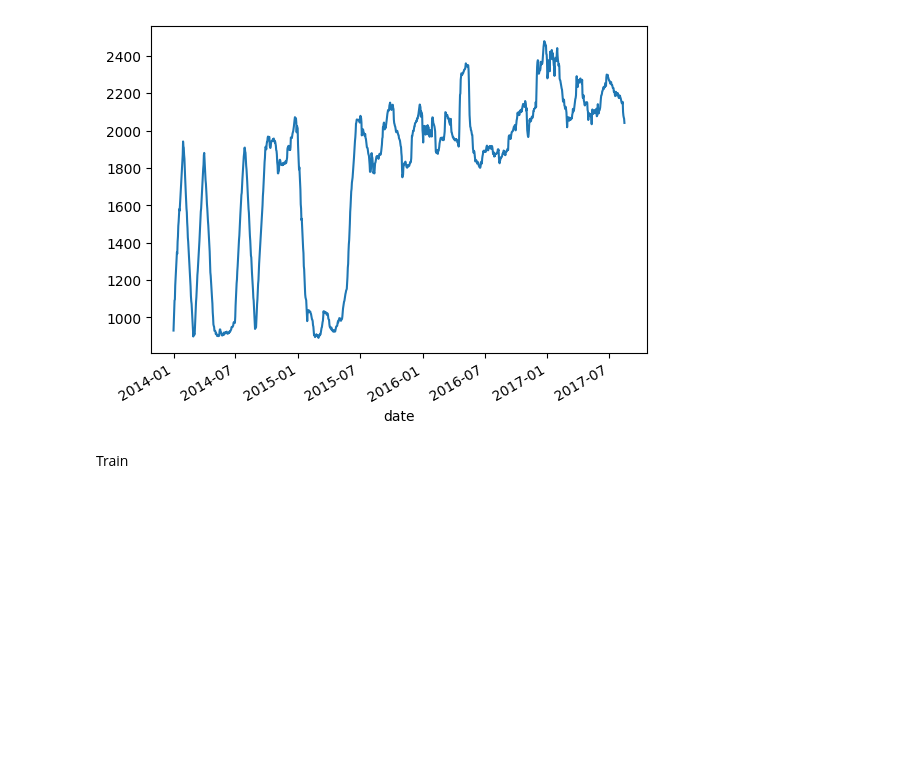
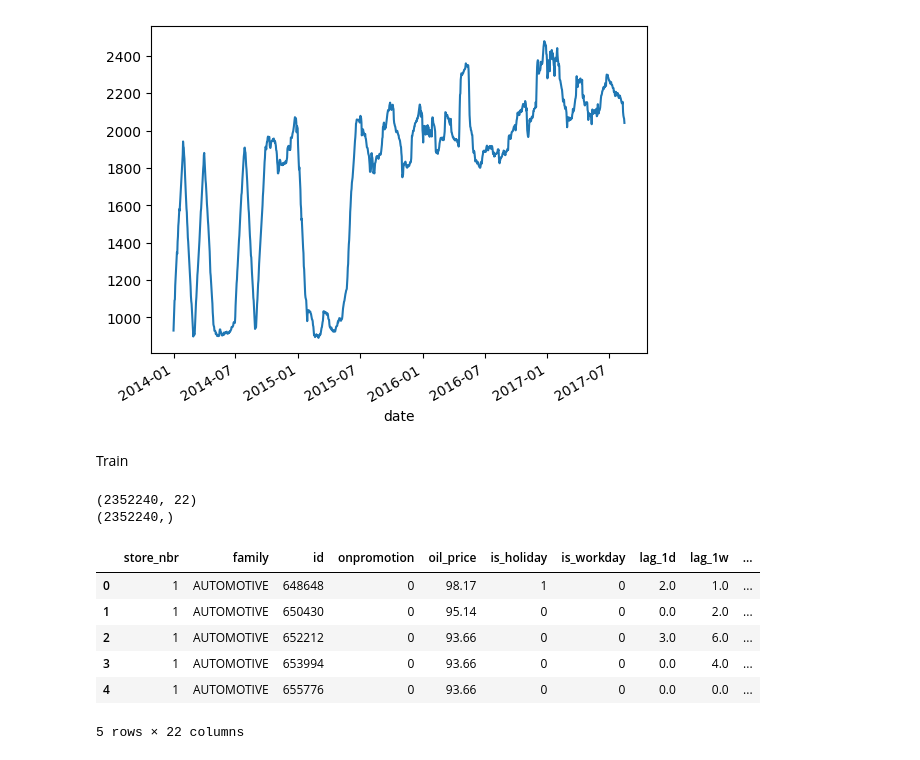
Before and after one commit to cesar-penuela/store-sales-time-series-forecasting, a Jupyter notebook: notebooks/eda.ipynb, the cells around one changed output. Cells and saved outputs as stored; diff of their text form; code cells hidden in the pictures; blank space fills up the shorter version.

```diff
--- a/notebooks/eda.ipynb
+++ b/notebooks/eda.ipynb
@@ -361,3 +361,20 @@ df = train_features.reset_index()
 
 X = prepare_features(df)
 y = prepare_target(df)
+# %%
+X = X.drop(columns=['date'])
+# %%
+print(X.shape)
+print(y.shape)
+
+X.head()
+# %% [output]
+(2352240, 22)
+(2352240,)
+|  | store_nbr | family | id | onpromotion | oil_price | is_holiday | is_workday | lag_1d | lag_1w | ... |
+| 0 | 1 | AUTOMOTIVE | 648648 | 0 | 98.17 | 1 | 0 | 2.0 | 1.0 | ... |
+| 1 | 1 | AUTOMOTIVE | 650430 | 0 | 95.14 | 0 | 0 | 0.0 | 2.0 | ... |
+| 2 | 1 | AUTOMOTIVE | 652212 | 0 | 93.66 | 0 | 0 | 3.0 | 6.0 | ... |
+| 3 | 1 | AUTOMOTIVE | 653994 | 0 | 93.66 | 0 | 0 | 0.0 | 4.0 | ... |
+| 4 | 1 | AUTOMOTIVE | 655776 | 0 | 93.66 | 0 | 0 | 0.0 | 0.0 | ... |
+5 rows × 22 columns
```
Also changed, not shown: parts of 6 cells of this notebook.
